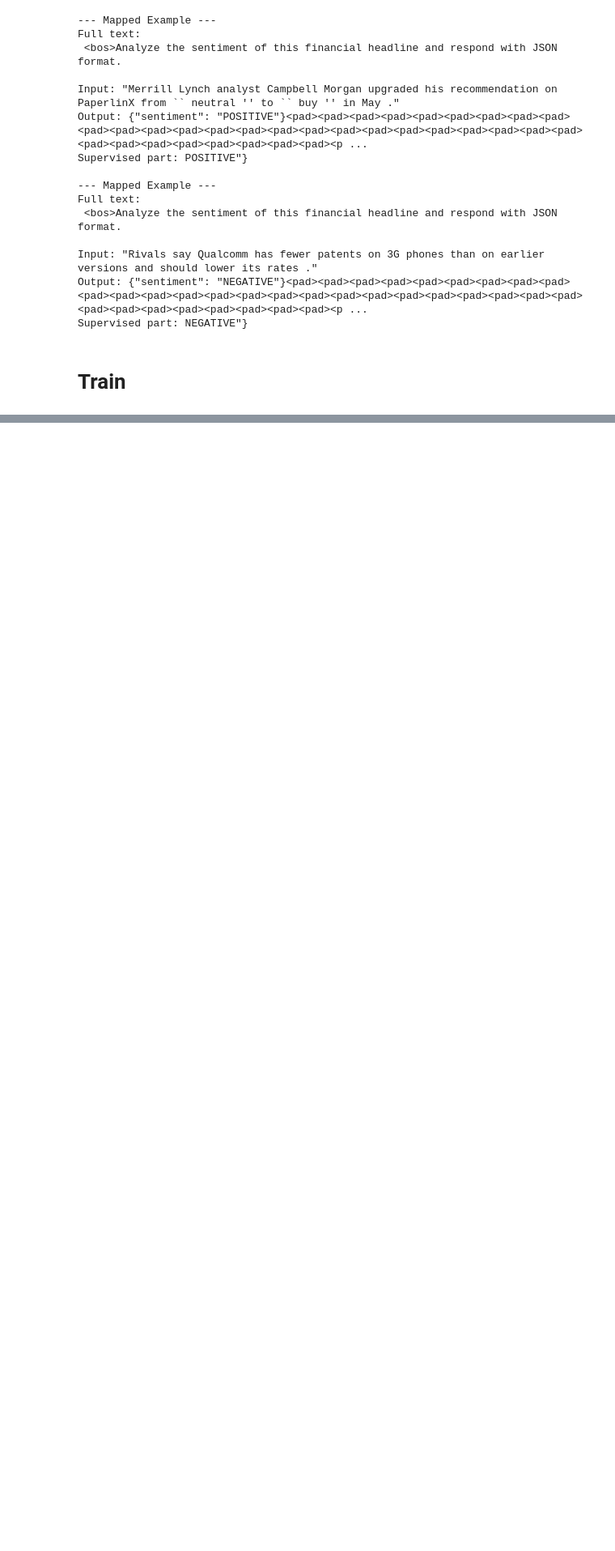
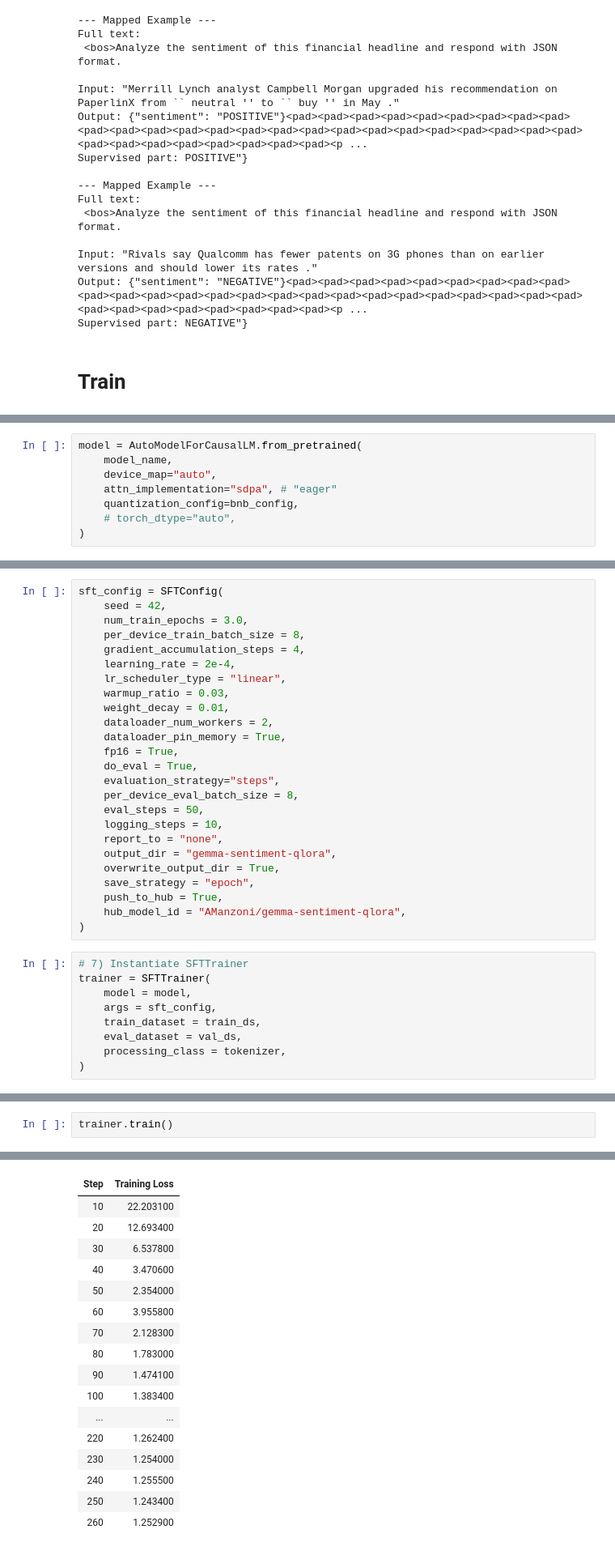
Before and after one commit to amanzoni1/Fine_Tuning, a Jupyter notebook: SFT_Gemma_7B_it.ipynb, the cells around one changed output, grey strips where cells are left out. Shown at 81% size. Drawn from its saved outputs; the diff is of its cells as text; blank space fills up the shorter version.

Commit message:
first training

```diff
--- a/SFT_Gemma_7B_it.ipynb
+++ b/SFT_Gemma_7B_it.ipynb
@@ -692,0 +705,8 @@ Supervised part: NEGATIVE"}
+# %%
+model = AutoModelForCausalLM.from_pretrained(
+    model_name,
+    device_map="auto",
+    attn_implementation="sdpa", # "eager"
+    quantization_config=bnb_config,
+    # torch_dtype="auto",
+)
@@ -692,0 +729,34 @@ Supervised part: NEGATIVE"}
+# %%
+sft_config = SFTConfig(
+    seed = 42,
+    num_train_epochs = 3.0,
+    per_device_train_batch_size = 8,
+    gradient_accumulation_steps = 4,
+    learning_rate = 2e-4,
+    lr_scheduler_type = "linear",
+    warmup_ratio = 0.03,
+    weight_decay = 0.01,
+    dataloader_num_workers = 2,
+    dataloader_pin_memory = True,
+    fp16 = True,
+    do_eval = True,
+    evaluation_strategy="steps",
+    per_device_eval_batch_size = 8,
+    eval_steps = 50,
+    logging_steps = 10,
+    report_to = "none",
+    output_dir = "gemma-sentiment-qlora",
+    overwrite_output_dir = True,
+    save_strategy = "epoch",
+    push_to_hub = True,
+    hub_model_id = "AManzoni/gemma-sentiment-qlora",
+)
+# %%
+# 7) Instantiate SFTTrainer
+trainer = SFTTrainer(
+    model = model,
+    args = sft_config,
+    train_dataset = train_ds,
+    eval_dataset = val_ds,
+    processing_class = tokenizer,
+)
@@ -692,0 +773,3 @@ Supervised part: NEGATIVE"}
+# %%
+trainer.train()
+# %% [output]
@@ -692,0 +777,17 @@ Supervised part: NEGATIVE"}
+| Step | Training Loss |
+| 10 | 22.203100 |
+| 20 | 12.693400 |
+| 30 | 6.537800 |
+| 40 | 3.470600 |
+| 50 | 2.354000 |
+| 60 | 3.955800 |
+| 70 | 2.128300 |
+| 80 | 1.783000 |
+| 90 | 1.474100 |
+| 100 | 1.383400 |
+| ... | ... |
+| 220 | 1.262400 |
+| 230 | 1.254000 |
+| 240 | 1.255500 |
+| 250 | 1.243400 |
+| 260 | 1.252900 |
```
Also changed, not shown: parts of 21 cells of this notebook.
